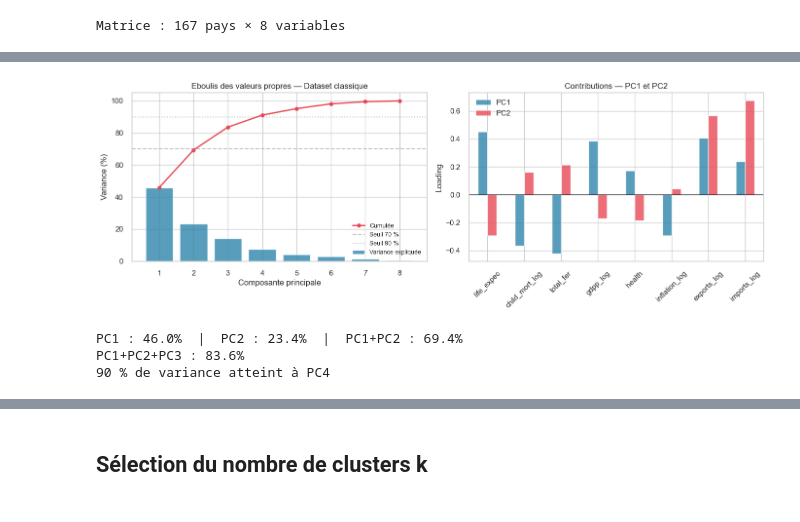
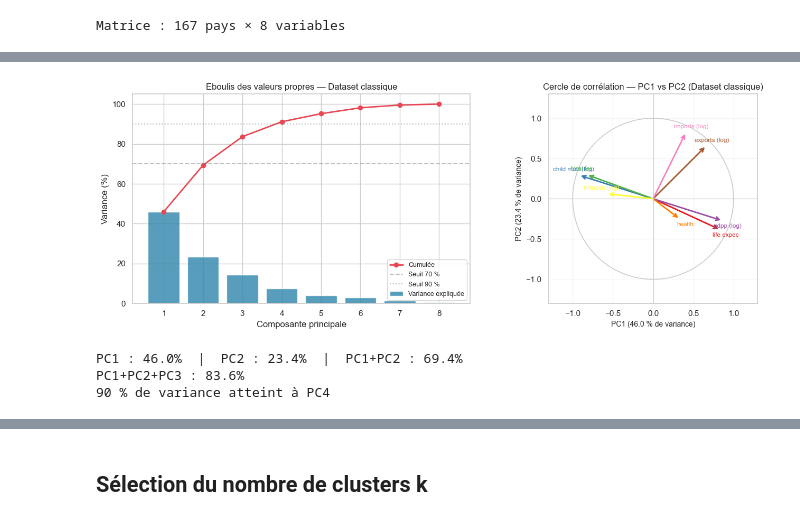
Before and after one commit to awa-d/ML2-project_clustering-countries, a Jupyter notebook: notebooks/P2_modeling.ipynb, the cells around one changed output, grey strips where cells are left out. Cells and saved outputs as stored; diff of their text form; code cells hidden in the pictures.

```diff
--- a/notebooks/P2_modeling.ipynb
+++ b/notebooks/P2_modeling.ipynb
@@ -114,36 +130,68 @@ Matrice : 167 pays × 8 variables
 # %%
 pca_r = PCA(random_state=SEED)
 pca_r.fit(X_raw)
 
 var_exp = pca_r.explained_variance_ratio_
 cum_var = np.cumsum(var_exp)
 
+# Coordonnées du cercle de corrélation : corrélation entre chaque variable et chaque PC
+X_pca_full_r = pca_r.transform(X_raw)
+n_feat_r     = len(num_cols_r)
+corr_mat_r   = np.corrcoef(X_raw.T, X_pca_full_r.T)
+coords_cc_r  = corr_mat_r[:n_feat_r, n_feat_r:n_feat_r + 2]   # (n_feat, 2)
+
 fig, axes = plt.subplots(1, 2, figsize=(14, 5))
 
-axes[0].bar(range(1, len(var_exp)+1), var_exp * 100, color='#2E86AB', alpha=0.8, label='Variance expliquée')
-axes[0].plot(range(1, len(cum_var)+1), cum_var * 100, 'o-', color='#E84855', linewidth=2, label='Cumulée')
+
+axes[0].bar(range(1, len(var_exp)+1), var_exp * 100, color='#2E86AB', alpha=0.8,
+            label='Variance expliquée')
+axes[0].plot(range(1, len(cum_var)+1), cum_var * 100, 'o-', color='#E84855',
+             linewidth=2, label='Cumulée')
 axes[0].axhline(70, color='gray', linestyle='--', alpha=0.5, label='Seuil 70 %')
 axes[0].axhline(90, color='gray', linestyle=':', alpha=0.5, label='Seuil 90 %')
 axes[0].set_xlabel('Composante principale')
 axes[0].set_ylabel('Variance (%)')
 axes[0].set_title('Eboulis des valeurs propres — Dataset classique')
 axes[0].legend(fontsize=9)
 
-loadings = pd.DataFrame(pca_r.components_[:2].T, index=num_cols_r, columns=['PC1','PC2'])
-loadings.plot(kind='bar', ax=axes[1], color=['#2E86AB','#E84855'], alpha=0.8)
-axes[1].axhline(0, color='black', linewidth=0.8)
-axes[1].set_title('Contributions — PC1 et PC2')
-axes[1].set_ylabel('Loading')
-axes[1].tick_params(axis='x', rotation=45)
+#  Cercle de corrélation
+theta = np.linspace(0, 2 * np.pi, 300)
+axes[1].plot(np.cos(theta), np.sin(theta), color='#CCCCCC', linewidth=1.2, zorder=1)
+axes[1].axhline(0, color='#CCCCCC', linewidth=0.8, zorder=1)
+axes[1].axvline(0, color='#CCCCCC', linewidth=0.8, zorder=1)
+
+colors_cc = plt.cm.Set1(np.linspace(0, 0.8, n_feat_r))
+for j, var in enumerate(num_cols_r):
+    xc, yc = coords_cc_r[j, 0], coords_cc_r[j, 1]
+    axes[1].annotate('', xy=(xc, yc), xytext=(0, 0),
+                     arrowprops=dict(arrowstyle='->', color=colors_cc[j], lw=2.0),
+                     zorder=3)
+    offset_x = 0.07 if xc >= 0 else -0.07
+    offset_y = 0.07 if yc >= 0 else -0.07
+    label = var.replace('_log', ' (log)').replace('_', ' ')
+    axes[1].text(xc + offset_x, yc + offset_y, label,
+                 fontsize=8.5, color=colors_cc[j], ha='center', va='center', zorder=4)
+
+axes[1].set_xlim(-1.3, 1.3)
+axes[1].set_ylim(-1.3, 1.3)
+axes[1].set_aspect('equal')
+axes[1].set_xlabel(f'PC1 ({var_exp[0]*100:.1f} % de variance)', fontsize=10)
+axes[1].set_ylabel(f'PC2 ({var_exp[1]*100:.1f} % de variance)', fontsize=10)
+axes[1].set_title('Cercle de corrélation — PC1 vs PC2 (Dataset classique)')
+axes[1].grid(True, alpha=0.2)
 
 plt.tight_layout()
 plt.show()
 
 print(f'PC1 : {var_exp[0]*100:.1f}%  |  PC2 : {var_exp[1]*100:.1f}%  |  PC1+PC2 : {cum_var[1]*100:.1f}%')
 print(f'PC1+PC2+PC3 : {cum_var[2]*100:.1f}%')
 print(f'90 % de variance atteint à PC{(cum_var>=0.90).argmax()+1}')
+
+# Tableau récapitulatif des corrélations
+#df_cc_r = pd.DataFrame(coords_cc_r.round(3), index=num_cols_r, columns=['PC1','PC2'])
+#df_cc_r['qualite'] = (coords_cc_r**2).sum(axis=1).round(3)
 # %% [output]
-[figure, old version]
+[figure, new version]
 PC1 : 46.0%  |  PC2 : 23.4%  |  PC1+PC2 : 69.4%
 PC1+PC2+PC3 : 83.6%
 90 % de variance atteint à PC4
```
Also changed, not shown: parts of 39 cells of this notebook, 1 other file.
